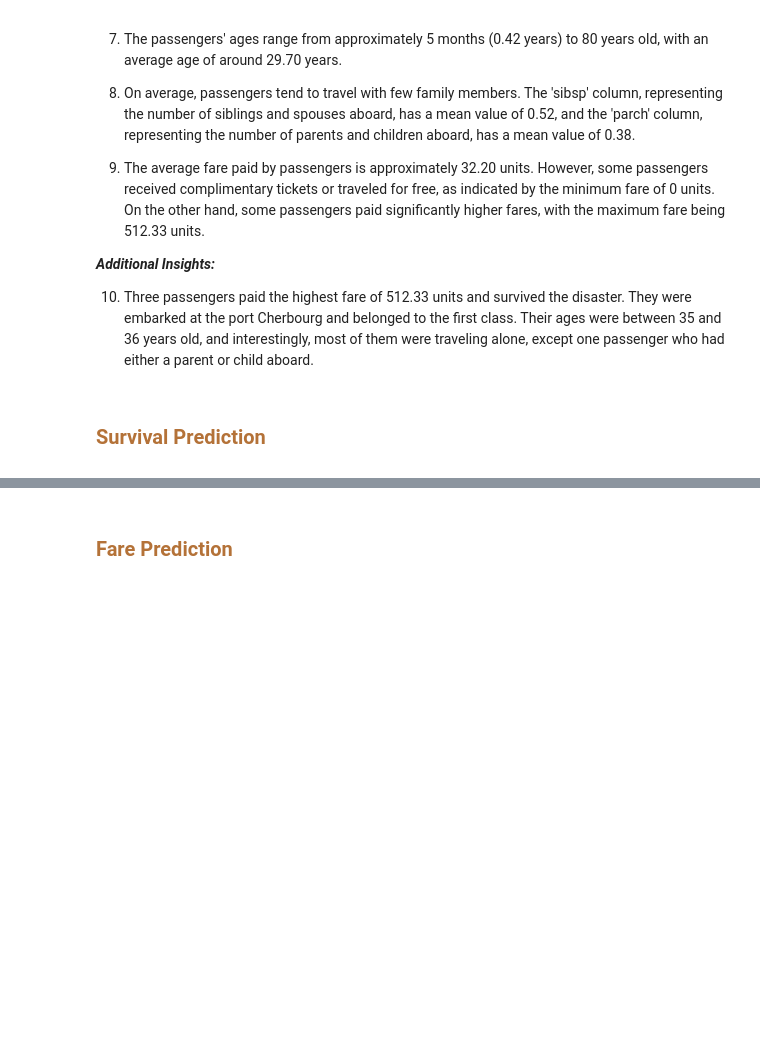
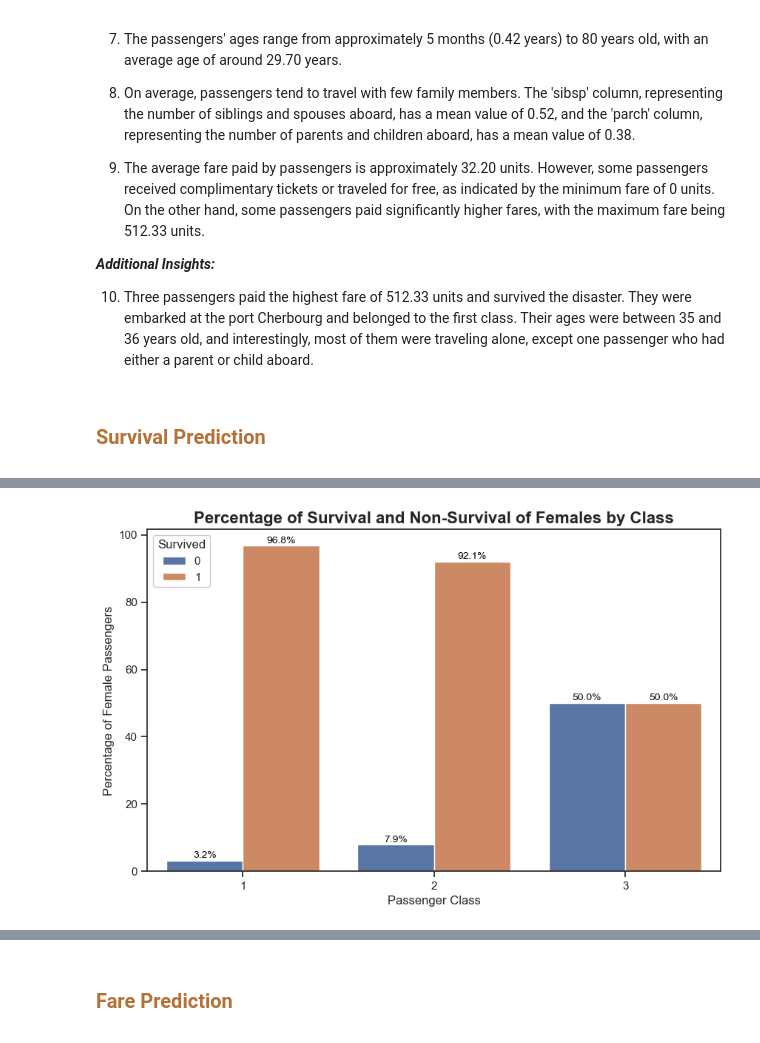
Before and after one commit to ErikaMelt/data-ship-api, a Jupyter notebook: notebooks/eda.ipynb, the cells around one changed output, grey strips where cells are left out. Cells and saved outputs as stored; diff of their text form; code cells hidden in the pictures; blank space fills up the shorter version.

```diff
--- a/notebooks/eda.ipynb
+++ b/notebooks/eda.ipynb
@@ -319,0 +284,19 @@ plt.show()
+# %%
+grouped = train_df.groupby(['sex', 'pclass', 'survived']).size().reset_index(name='count')
+total_passengers = grouped.groupby('sex')['count'].sum().reset_index()
+grouped = grouped.merge(total_passengers, on='sex', suffixes=('', '_total'))
+grouped['survival_percentage'] = grouped['count'] / grouped['count_total'] * 100
+
+# Filter the DataFrame for females
+female_data = grouped[grouped['sex'] == 'female'].copy()
+
+# Calculate the total number of females by class
+total_females_by_class = female_data.groupby('pclass')['count'].sum().reset_index()
+total_females_by_class.columns = ['pclass', 'total_females']
+
+# Calculate the survival percentage by class for females
+female_data['survival_percentage'] = female_data['count'] / total_females_by_class.merge(female_data, on='pclass')['total_females'] * 100
+# %%
+DataAnalyzer.plot_survival_by_feature(female_data, 'pclass', 'Passenger Class','Percentage of Female Passengers', 'Percentage of Survival and Non-Survival of Females by Class' )
+# %% [output]
+[figure, added]
```
Also changed, not shown: parts of 35 cells of this notebook, 1 other file.
